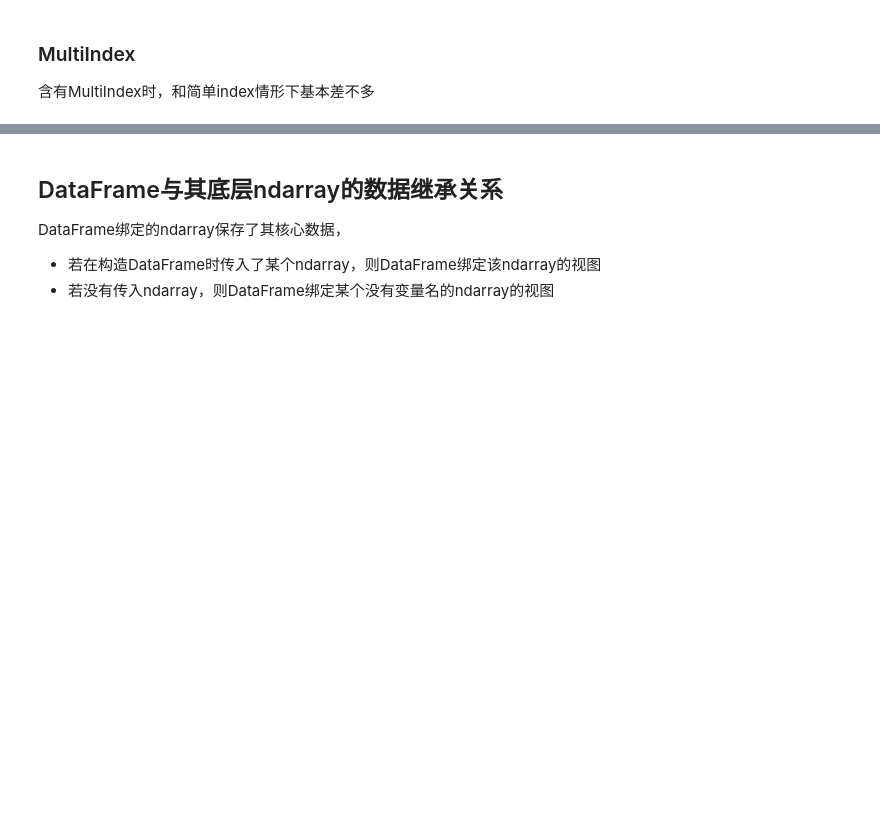
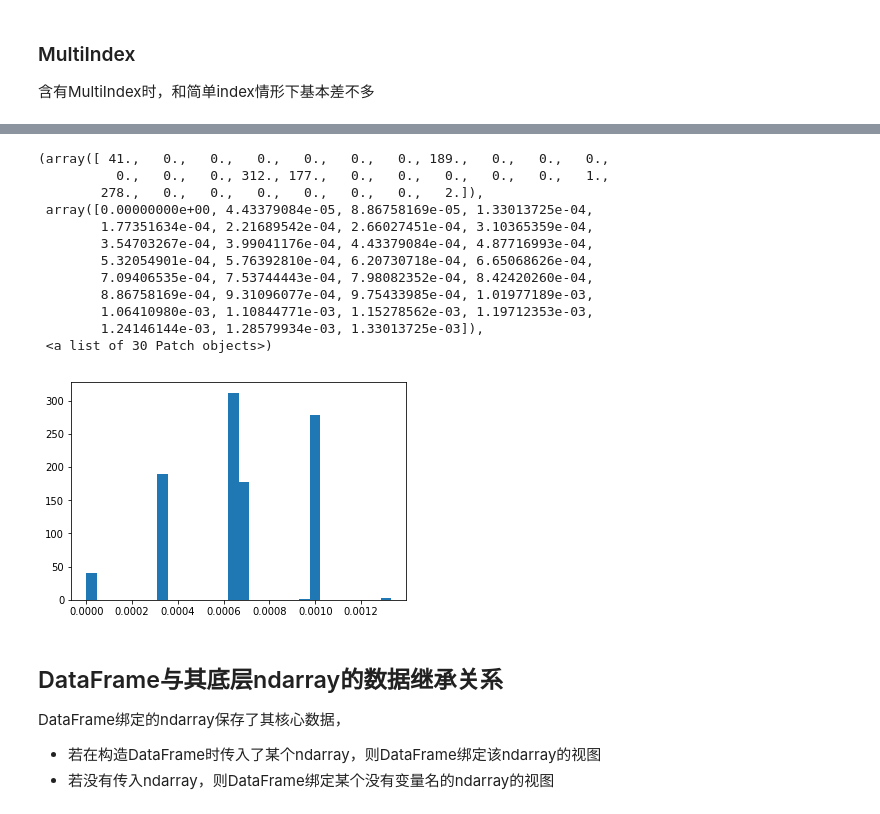
Before and after one commit to zodiac911/Pelican-Blog, a Jupyter notebook: content/2019/Pandas-Start/Pandas-QuickStart.ipynb, the cells around one changed output, grey strips where cells are left out. Drawn from its saved outputs; the diff is of its cells as text; code cells hidden in the pictures; blank space fills up the shorter version.

```diff
--- a/content/2019/Pandas-Start/Pandas-QuickStart.ipynb
+++ b/content/2019/Pandas-Start/Pandas-QuickStart.ipynb
@@ -2221,3 +2590,20 @@ col.head()
+# %%
+fig, ax = plt.subplots()
+ax.hist(times_t.mean(axis=1), bins=30)
+# %% [output]
+(array([ 41.,   0.,   0.,   0.,   0.,   0.,   0., 189.,   0.,   0.,   0.,
+          0.,   0.,   0., 312., 177.,   0.,   0.,   0.,   0.,   0.,   1.,
+        278.,   0.,   0.,   0.,   0.,   0.,   0.,   2.]),
+ array([0.00000000e+00, 4.43379084e-05, 8.86758169e-05, 1.33013725e-04,
+        1.77351634e-04, 2.21689542e-04, 2.66027451e-04, 3.10365359e-04,
+        3.54703267e-04, 3.99041176e-04, 4.43379084e-04, 4.87716993e-04,
+        5.32054901e-04, 5.76392810e-04, 6.20730718e-04, 6.65068626e-04,
+        7.09406535e-04, 7.53744443e-04, 7.98082352e-04, 8.42420260e-04,
+        8.86758169e-04, 9.31096077e-04, 9.75433985e-04, 1.01977189e-03,
+        1.06410980e-03, 1.10844771e-03, 1.15278562e-03, 1.19712353e-03,
+        1.24146144e-03, 1.28579934e-03, 1.33013725e-03]),
+ <a list of 30 Patch objects>)
+[figure, added]
 # %% [markdown]
 ## DataFrame与其底层ndarray的数据继承关系
 
```
Also changed, not shown: parts of 92 cells of this notebook.
